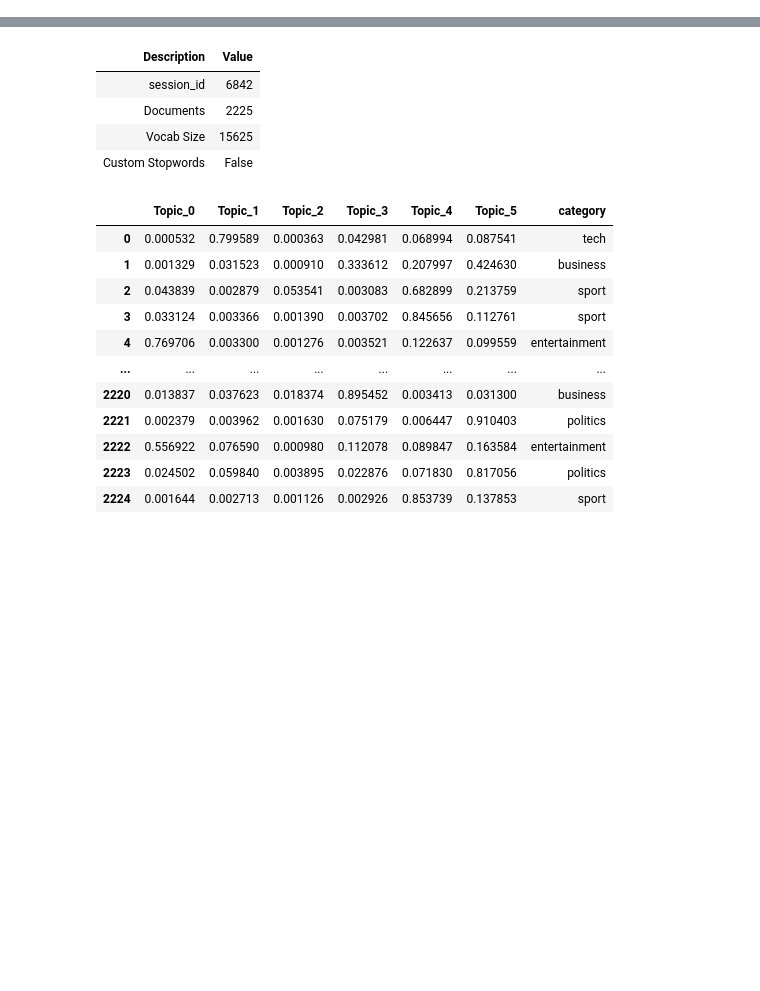
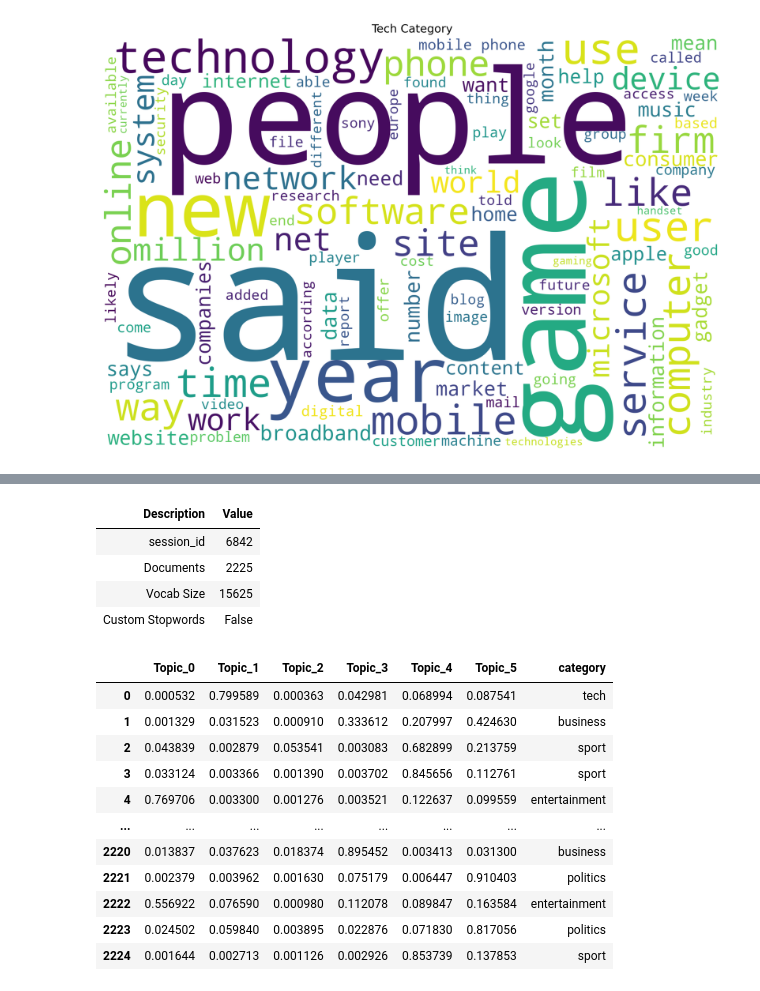
Before and after one commit to derevirn/pycaret-book, a Jupyter notebook: NLP/NLP.ipynb, the cells around one changed output, grey strips where cells are left out. Saved outputs shown, nothing was run; the diff lists cells and outputs as text; code cells hidden in the pictures; blank space fills up the shorter version.

```diff
--- a/NLP/NLP.ipynb
+++ b/NLP/NLP.ipynb
@@ -9,0 +39,14 @@ data = pd.read_csv('bbc-text.csv')
+# %%
+data_tech = data.query(" category == 'tech' ")['text']
+text_tech = ' '.join(data_tech.to_list())
+
+wc_img = wc.generate(text_tech)
+
+plt.figure(figsize = (12,8))
+plt.imshow(wc_img, interpolation = 'bilinear')
+plt.title("Tech Category")
+plt.axis("off")
+
+plt.show()
+# %% [output]
+[figure, added]
```
Also changed, not shown: parts of 5 cells of this notebook.
